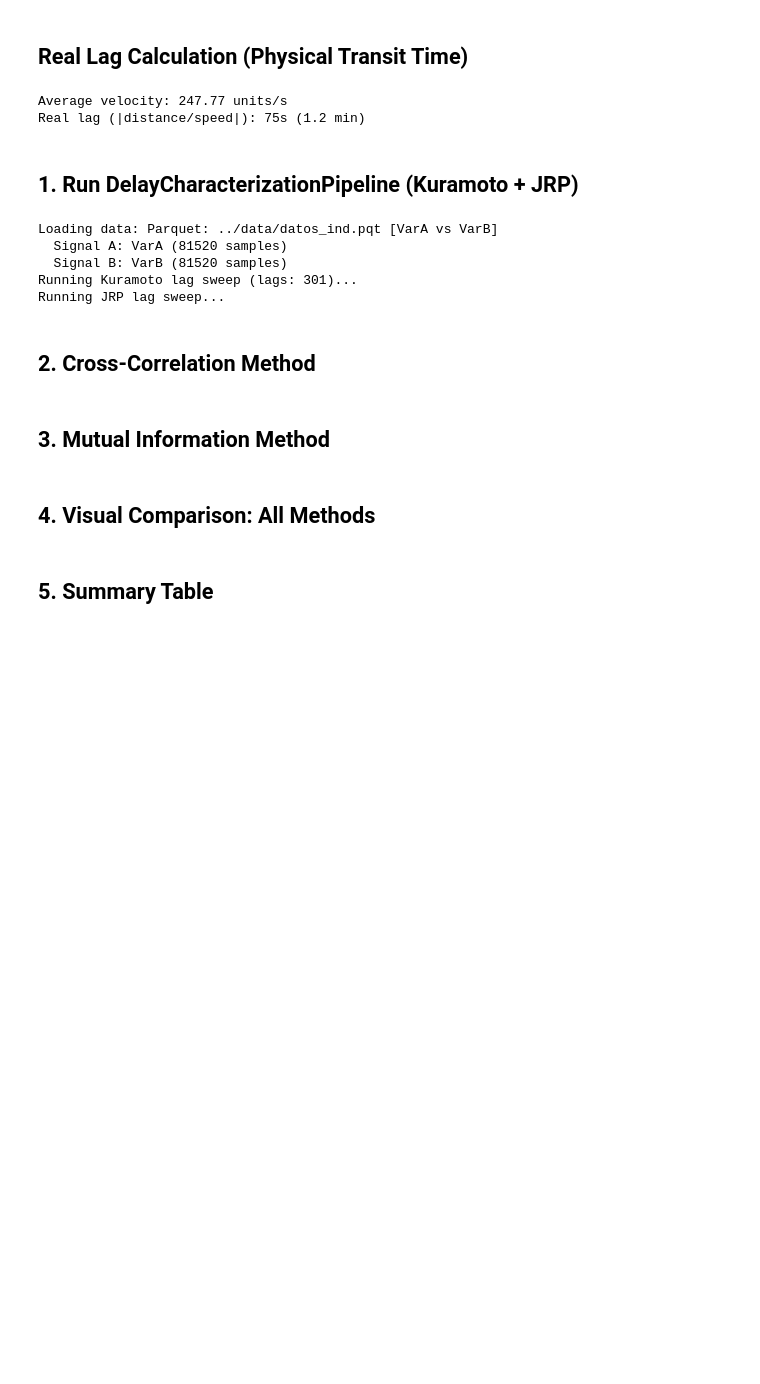
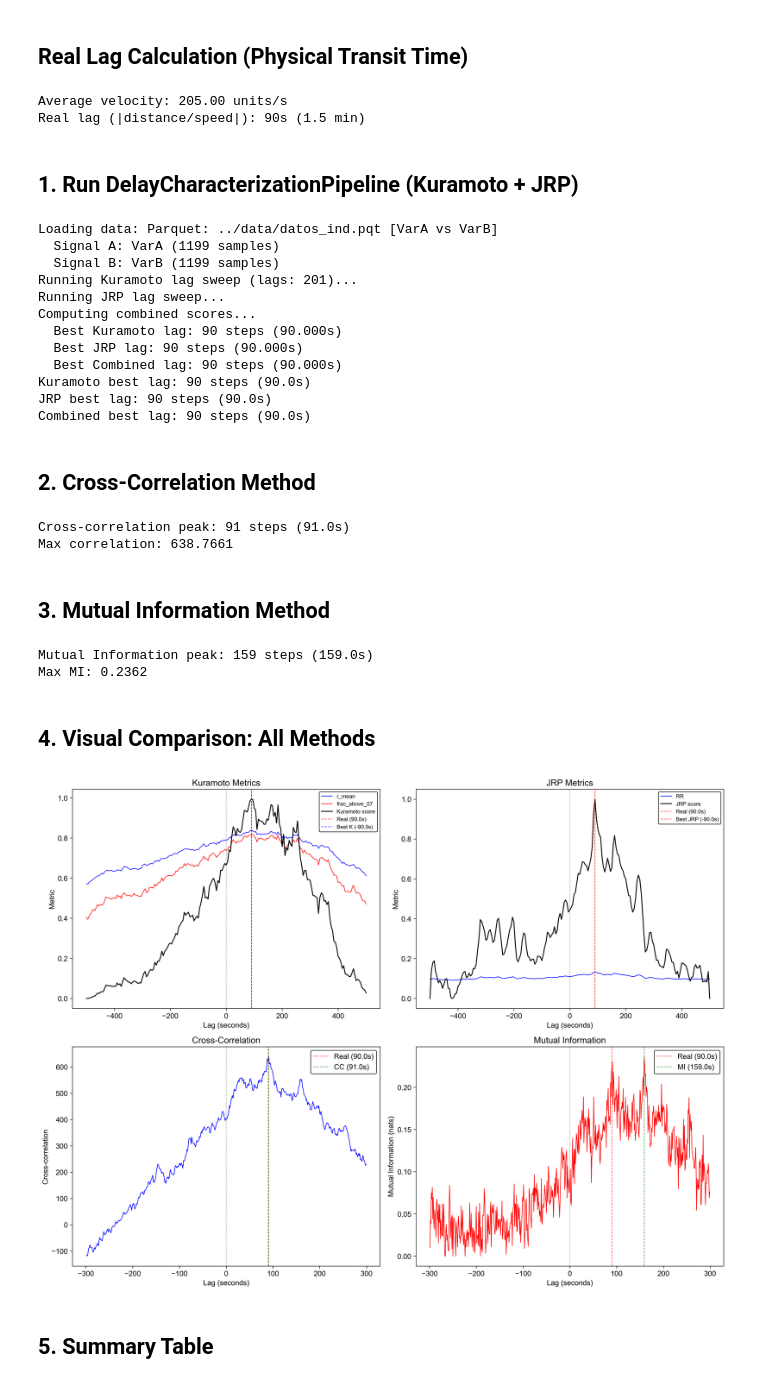
Before and after one commit to dgarciacesga/synch_delay, a Jupyter notebook: notebooks/compare_methods_industrial.ipynb, the cells around one changed output. Saved outputs shown, nothing was run; the diff lists cells and outputs as text; code cells hidden in the pictures; blank space fills up the shorter version.

```diff
--- a/notebooks/compare_methods_industrial.ipynb
+++ b/notebooks/compare_methods_industrial.ipynb
@@ -92,7 +92,7 @@ df = df.set_index('fecha')
 
 # Use same time window as analysis
 start_time = "2021-11-03 12:10:00"
-end_time = "2021-11-04 12:30:00"
+end_time = "2021-11-03 12:30:00"
 
 df_hour = df.loc[start_time:end_time].copy()
 
@@ -106,20 +106,20 @@ real_lag_sec = real_lag / sr
 print(f'Average velocity: {vel:.2f} units/s')
 print(f'Real lag (|distance/speed|): {real_lag}s ({real_lag/60:.1f} min)')
 # %% [output]
-Average velocity: 247.77 units/s
-Real lag (|distance/speed|): 75s (1.2 min)
+Average velocity: 205.00 units/s
+Real lag (|distance/speed|): 90s (1.5 min)
 # %% [markdown]
 ## 1. Run DelayCharacterizationPipeline (Kuramoto + JRP)
 # %%
 # --- KURAMOTO + JRP PIPELINE ---
 pipeline_kjrp = DelayCharacterizationPipeline(
     parquet,
-    max_lag=150,        # Search up to x seconds
-    lag_step=1,        # second steps
+    max_lag=500,        # Search up to x seconds
+    lag_step=5,        # second steps
     jrp_m=3,            # Embedding dimension
     jrp_tau=1,          # Embedding delay
-    jrp_rate=0.05,      # Recurrence rate
-    jrp_smooth_size=5,  # Smoothing window
+    jrp_rate=0.3,      # Recurrence rate
+    jrp_smooth_size=10,  # Smoothing window
 )
 pipeline_kjrp.run()
 
@@ -131,10 +131,17 @@ print(f'JRP best lag: {opt_kjrp["best_jrp_lag"]} steps ({opt_kjrp["best_jrp_lag"
 print(f'Combined best lag: {opt_kjrp["best_combined_lag"]} steps ({opt_kjrp["best_combined_lag"]/sr:.1f}s)')
 # %% [output]
 Loading data: Parquet: ../data/datos_ind.pqt [VarA vs VarB]
-  Signal A: VarA (81520 samples)
-  Signal B: VarB (81520 samples)
-Running Kuramoto lag sweep (lags: 301)...
+  Signal A: VarA (1199 samples)
+  Signal B: VarB (1199 samples)
+Running Kuramoto lag sweep (lags: 201)...
 Running JRP lag sweep...
+Computing combined scores...
+  Best Kuramoto lag: 90 steps (90.000s)
+  Best JRP lag: 90 steps (90.000s)
+  Best Combined lag: 90 steps (90.000s)
+Kuramoto best lag: 90 steps (90.0s)
+JRP best lag: 90 steps (90.0s)
+Combined best lag: 90 steps (90.0s)
 # %% [markdown]
 ## 2. Cross-Correlation Method
 # %%
@@ -142,7 +149,7 @@ Running JRP lag sweep...
 s1_norm = (s1 - np.mean(s1)) / np.std(s1)
 s2_norm = (s2 - np.mean(s2)) / np.std(s2)
 
-max_lag = min(150, len(s1) // 4)
+max_lag = min(500, len(s1) // 4)
 corr = correlate(s1_norm, s2_norm, mode='full')
 lags_cc = correlation_lags(len(s1_norm), len(s2_norm), mode='full')
 
@@ -157,6 +164,9 @@ cc_lag_sec = cc_lag / sr
 
 print(f'Cross-correlation peak: {cc_lag} steps ({cc_lag_sec:.1f}s)')
 print(f'Max correlation: {cc_max:.4f}')
+# %% [output]
+Cross-correlation peak: 91 steps (91.0s)
+Max correlation: 638.7661
 # %% [markdown]
 ## 3. Mutual Information Method
 # %%
@@ -171,11 +181,11 @@ def mutual_info_lag_sklearn(s1, s2, max_lag):
             s1_shifted = s1[:lag]; s2_shifted = s2[-lag:]
         else:
             s1_shifted = s1; s2_shifted = s2
-        mi = mutual_info_regression(s1_shifted.reshape(-1, 1), s2_shifted, random_state=42)
+        mi = mutual_info_regression(s1_shifted.reshape(-1, 1), s2_shifted, n_neighbors=5, random_state=0)
         mi_values.append(mi[0])
     return mi_lags, np.array(mi_values)
 
-max_lag = min(150, len(s1) // 4)
+max_lag = min(500, len(s1) // 4)
 mi_lags, mi_values = mutual_info_lag_sklearn(s1_norm, s2_norm, max_lag)
 mi_peak_idx = np.argmax(mi_values)
 mi_lag = mi_lags[mi_peak_idx]
@@ -184,6 +194,9 @@ mi_lag_sec = mi_lag / sr
 
 print(f'Mutual Information peak: {mi_lag} steps ({mi_lag_sec:.1f}s)')
 print(f'Max MI: {mi_max:.4f}')
+# %% [output]
+Mutual Information peak: 159 steps (159.0s)
+Max MI: 0.2362
 # %% [markdown]
 ## 4. Visual Comparison: All Methods
 # %%
@@ -193,13 +206,13 @@ fig.patch.set_facecolor('white')
 
 # 1. Kuramoto metrics
 df_k = results_kjrp.copy()
-df_k['lag_sec_pos'] = -df_k['lag_sec']  # Invert lag for display
+df_k['lag_sec_pos'] = df_k['lag_sec']  # Invert lag for display
 axes[0, 0].plot(df_k['lag_sec_pos'], df_k['r_mean'], 'b-', linewidth=1, label='r_mean')
 axes[0, 0].plot(df_k['lag_sec_pos'], df_k['frac_above_07'], 'r-', linewidth=1, label='frac_above_07')
 axes[0, 0].plot(df_k['lag_sec_pos'], df_k['kuramoto_score'], 'k-', linewidth=1.5, label='Kuramoto score')
 axes[0, 0].axvline(x=0, color='k', linestyle=':', alpha=0.5)
 axes[0, 0].axvline(x=real_lag_sec, color='r', linestyle='--', alpha=0.7, label=f'Real ({real_lag_sec:.1f}s)')
-axes[0, 0].axvline(x=-opt_kjrp['best_kuramoto_lag']/sr, color='b', linestyle='--', alpha=0.7, label=f'Best K ({-opt_kjrp["best_kuramoto_lag"]/sr:.1f}s)')
+axes[0, 0].axvline(x=opt_kjrp['best_kuramoto_lag']/sr, color='b', linestyle='--', alpha=0.7, label=f'Best K ({-opt_kjrp["best_kuramoto_lag"]/sr:.1f}s)')
 axes[0, 0].set_xlabel('Lag (seconds)')
 axes[0, 0].set_ylabel('Metric')
 axes[0, 0].set_title('Kuramoto Metrics')
@@ -211,34 +224,36 @@ axes[0, 1].plot(jrp_df['lag_sec_pos'], jrp_df['jrp_RR'], 'b-', linewidth=1, labe
 axes[0, 1].plot(jrp_df['lag_sec_pos'], jrp_df['jrp_score'], 'k-', linewidth=1.5, label='JRP score')
 axes[0, 1].axvline(x=0, color='k', linestyle=':', alpha=0.5)
 axes[0, 1].axvline(x=real_lag_sec, color='r', linestyle='--', alpha=0.7, label=f'Real ({real_lag_sec:.1f}s)')
-axes[0, 1].axvline(x=-opt_kjrp['best_jrp_lag']/sr, color='r', linestyle='--', alpha=0.7, label=f'Best JRP ({-opt_kjrp["best_jrp_lag"]/sr:.1f}s)')
+axes[0, 1].axvline(x=opt_kjrp['best_jrp_lag']/sr, color='r', linestyle='--', alpha=0.7, label=f'Best JRP ({-opt_kjrp["best_jrp_lag"]/sr:.1f}s)')
 axes[0, 1].set_xlabel('Lag (seconds)')
 axes[0, 1].set_ylabel('Metric')
 axes[0, 1].set_title('JRP Metrics')
 axes[0, 1].legend(frameon=True, framealpha=0.9, edgecolor='black', fontsize=9)
 
 # 3. Cross-correlation
 axes[1, 0].plot(lags_cc / sr, corr, 'b-', linewidth=1)
 axes[1, 0].axvline(x=0, color='k', linestyle=':', alpha=0.5)
 axes[1, 0].axvline(x=real_lag_sec, color='r', linestyle='--', alpha=0.7, label=f'Real ({real_lag_sec:.1f}s)')
 axes[1, 0].axvline(x=cc_lag_sec, color='g', linestyle='--', alpha=0.7, label=f'CC ({cc_lag_sec:.1f}s)')
 axes[1, 0].set_xlabel('Lag (seconds)')
 axes[1, 0].set_ylabel('Cross-correlation')
 axes[1, 0].set_title('Cross-Correlation')
 axes[1, 0].legend(frameon=True, framealpha=0.9, edgecolor='black')
 
 # 4. Mutual Information
 axes[1, 1].plot(mi_lags / sr, mi_values, 'r-', linewidth=1)
 axes[1, 1].axvline(x=0, color='k', linestyle=':', alpha=0.5)
 axes[1, 1].axvline(x=real_lag_sec, color='r', linestyle='--', alpha=0.7, label=f'Real ({real_lag_sec:.1f}s)')
 axes[1, 1].axvline(x=mi_lag_sec, color='g', linestyle='--', alpha=0.7, label=f'MI ({mi_lag_sec:.1f}s)')
 axes[1, 1].set_xlabel('Lag (seconds)')
 axes[1, 1].set_ylabel('Mutual Information (nats)')
 axes[1, 1].set_title('Mutual Information')
 axes[1, 1].legend(frameon=True, framealpha=0.9, edgecolor='black')
 
 plt.tight_layout()
 plt.show()
+# %% [output]
+[figure, added]
 # %% [markdown]
 ## 5. Summary Table
 # %%
```
Also changed, not shown: parts of 3 cells of this notebook, 10 other files.
